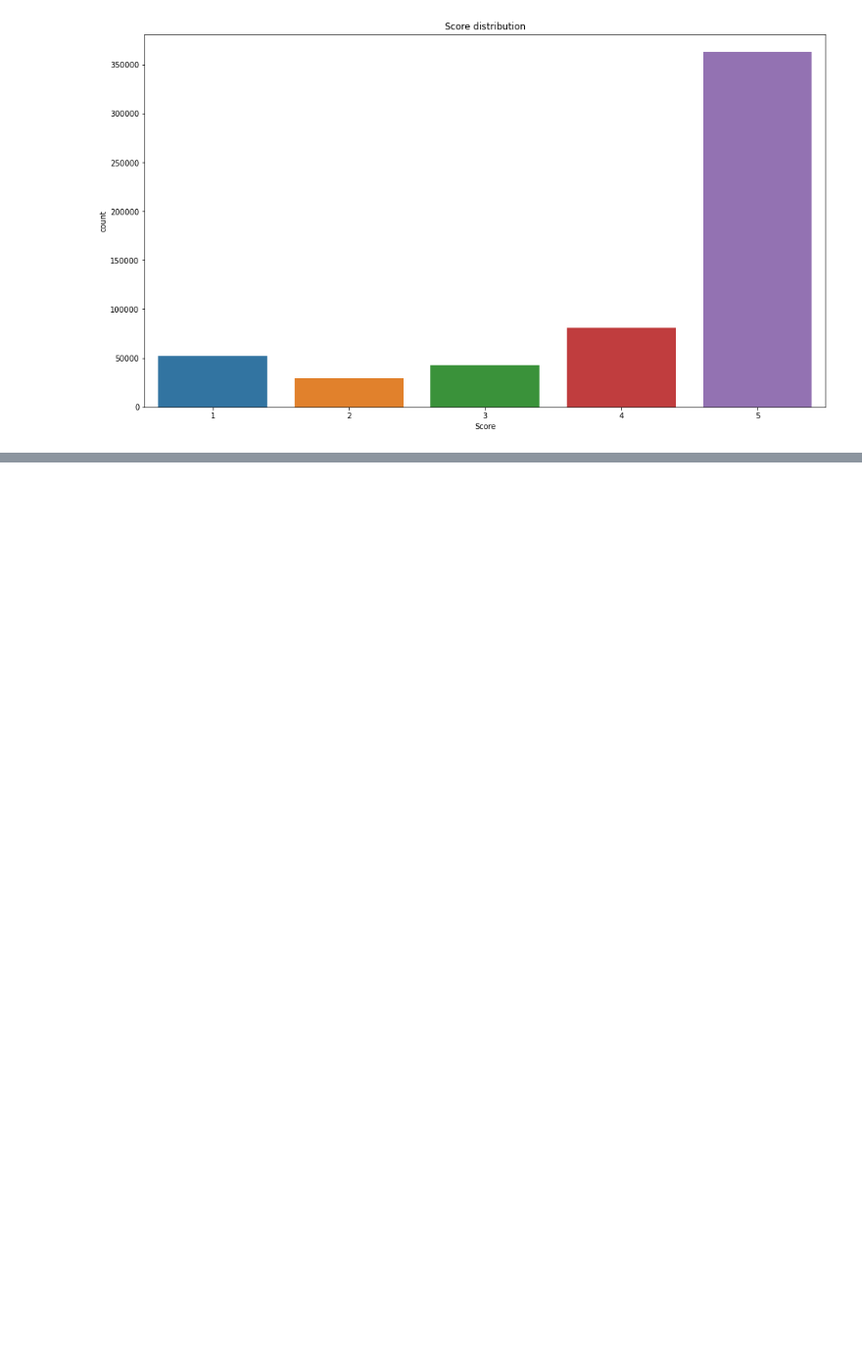
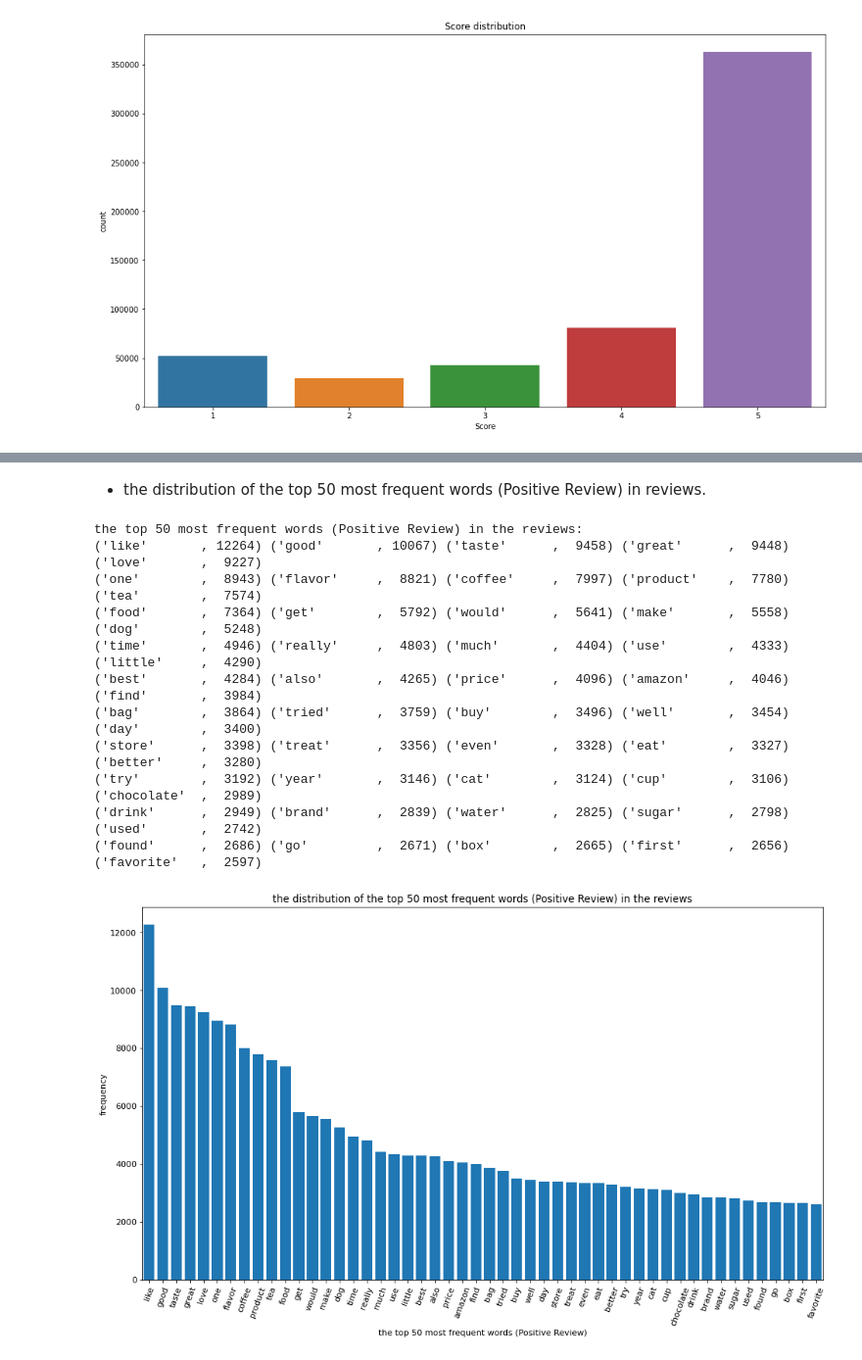
Before and after one commit to KesselZ/Semantic-analysis-for-amazon-review, a Jupyter notebook: project.ipynb, the cells around one changed output, grey strips where cells are left out. Shown at 98% size. Cells and saved outputs as stored; diff of their text form; code cells hidden in the pictures; blank space fills up the shorter version.

```diff
--- a/project.ipynb
+++ b/project.ipynb
@@ -288,0 +288,34 @@ def get_datas_vector(all_words_freq:dict, each_words_freq:list, top_words_size:
+# %% [markdown]
++ the distribution of the top 50 most frequent words (Positive Review) in reviews.
+# %%
+# Positive Review
+X_raw_data = np.array(df_sample['Text'][df_sample['Score'] == 1])
+
+# the distribution number of the most frequent words
+tf_word_number = 50
+# using only the nouns
+only_nouns = False
+
+# Removing HTML tags, stop words, perform slemmatize.
+X_data=[]
+for text in X_raw_data:
+    X_data.append(process_text(text=text, only_nouns=only_nouns, lemmatize=True))
+
+# find the top most frequent words and frequency.
+pos_words_freq = textlist_to_vector(X_data, min_df=1)
+
+# display the top most frequent words in the reviews.
+disp_words_freq(pos_words_freq[:tf_word_number] , word_type='words (Positive Review)')
+# %% [output]
+the top 50 most frequent words (Positive Review) in the reviews:
+('like'       , 12264) ('good'       , 10067) ('taste'      ,  9458) ('great'      ,  9448) ('love'       ,  9227)
+('one'        ,  8943) ('flavor'     ,  8821) ('coffee'     ,  7997) ('product'    ,  7780) ('tea'        ,  7574)
+('food'       ,  7364) ('get'        ,  5792) ('would'      ,  5641) ('make'       ,  5558) ('dog'        ,  5248)
+('time'       ,  4946) ('really'     ,  4803) ('much'       ,  4404) ('use'        ,  4333) ('little'     ,  4290)
+('best'       ,  4284) ('also'       ,  4265) ('price'      ,  4096) ('amazon'     ,  4046) ('find'       ,  3984)
+('bag'        ,  3864) ('tried'      ,  3759) ('buy'        ,  3496) ('well'       ,  3454) ('day'        ,  3400)
+('store'      ,  3398) ('treat'      ,  3356) ('even'       ,  3328) ('eat'        ,  3327) ('better'     ,  3280)
+('try'        ,  3192) ('year'       ,  3146) ('cat'        ,  3124) ('cup'        ,  3106) ('chocolate'  ,  2989)
+('drink'      ,  2949) ('brand'      ,  2839) ('water'      ,  2825) ('sugar'      ,  2798) ('used'       ,  2742)
+('found'      ,  2686) ('go'         ,  2671) ('box'        ,  2665) ('first'      ,  2656) ('favorite'   ,  2597)
+[figure, added]
```
Also changed, not shown: parts of 89 cells of this notebook.
